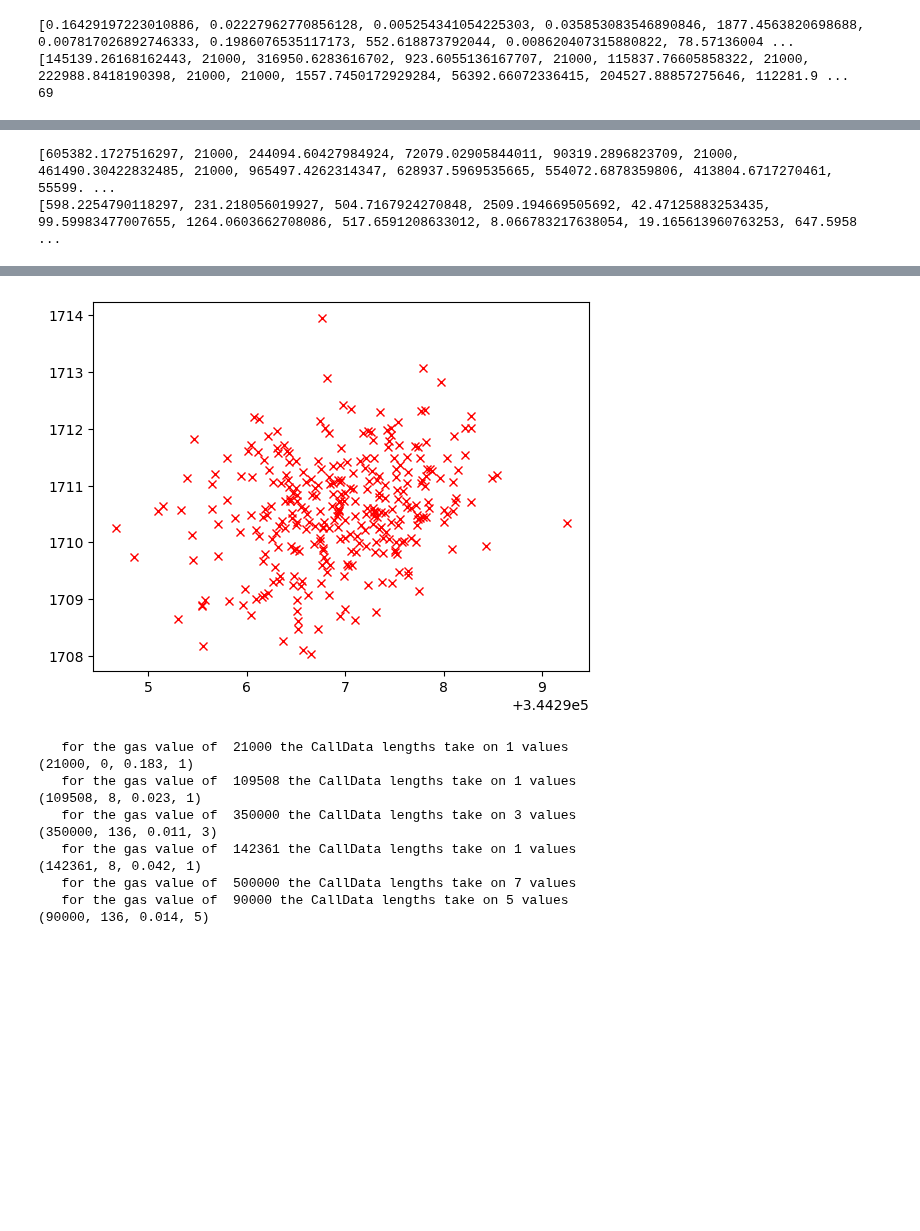
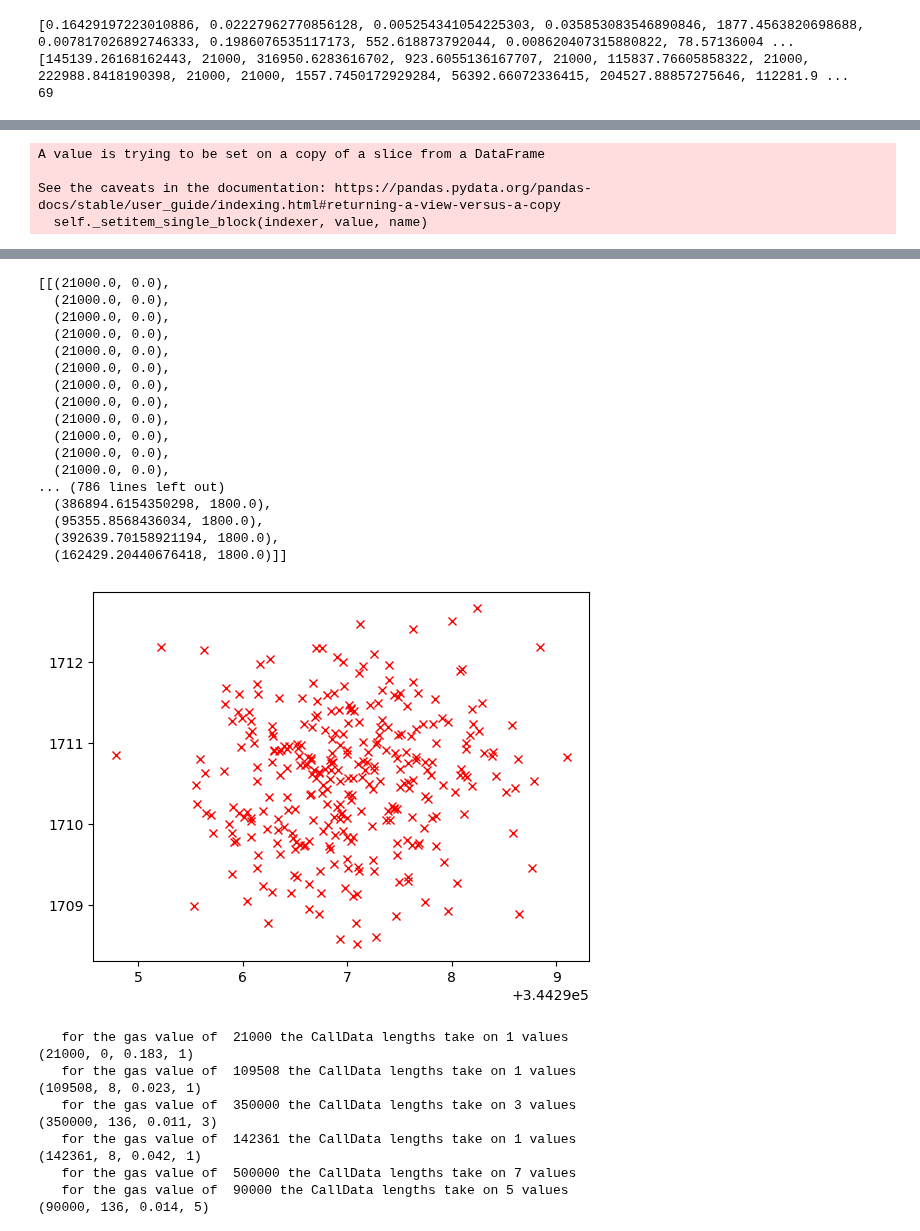
Before and after one commit to teohyikhaw/camcos, a Jupyter notebook: simulations/TxSimulations.ipynb, the cells around one changed output, grey strips where cells are left out. Cells and saved outputs as stored; diff of their text form; code cells hidden in the pictures; blank space fills up the shorter version.

Commit message:
Correctly generates but no bulk generation yet

```diff
--- a/simulations/TxSimulations.ipynb
+++ b/simulations/TxSimulations.ipynb
@@ -549,42 +547,37 @@ plt.plot(x, y, 'x',color='r')
 
 #Now generate from Tx-gamma:
 
-#bulk of data gamma:
-
-dfBulkTrain=dfBulk.sample(frac=.8, random_state=200)
-dfBulkTest=dfBulk.drop(dfBulkTrain.index)
+specialGeneration['Alpha Gamma Parameter']='NaN'
+specialGeneration['Beta Gamma Parameter']='NaN'
+display(specialGeneration)
 
 
-aCallData=(np.mean(dfBulkTrain.TxCallData))**2/np.var(dfBulkTrain.TxCallData)
-betaCallData=(np.mean(dfBulkTrain.TxCallData))/np.var(dfBulkTrain.TxCallData)
-
-aGas=(np.mean(dfBulkTrain.TxGas))**2/np.var(dfBulkTrain.TxGas)
-betaGas=(np.mean(dfBulkTrain.TxGas))/np.var(dfBulkTrain.TxGas)
+for i in range(len(specialGeneration)):
+    if specialGeneration['Type'].loc[i]=='GasDistribution':
+        specialGeneration['Alpha Gamma Parameter'].loc[i]=(np.mean(  df[df.TxGas==specialGeneration['Gas Value'][i]].TxCallData   ))**2/np.var( df[df.TxGas==specialGeneration['Gas Value'][i]].TxCallData   )
+        specialGeneration['Beta Gamma Parameter'].loc[i]= (np.mean(  df[df.TxGas==specialGeneration['Gas Value'][i]].TxCallData   ))/np.var( df[df.TxGas==specialGeneration['Gas Value'][i]].TxCallData   )
+    if specialGeneration['Type'].loc[i]=='CDDistribution':
+        specialGeneration['Alpha Gamma Parameter'].loc[i]=(np.mean(  df[df.TxCallData==specialGeneration['Call Data Length'][i]].TxGas   ))**2/np.var( df[df.TxCallData==specialGeneration['Call Data Length'][i]].TxGas   )
+        specialGeneration['Beta Gamma Parameter'].loc[i]= (np.mean(  df[df.TxCallData==specialGeneration['Call Data Length'][i]].TxGas   ))/np.var( df[df.TxCallData==specialGeneration['Call Data Length'][i]].TxGas   )
 
 
-mostCommonDf=mostCommonDf.sort_values(by=['Ratio of Dataset'],ascending=False)
-ssss=0
-ratioBreaks=[]
-for i in list(mostCommonDf['Ratio of Dataset']):
-    ratioBreaks.append(i+np.sum(list(mostCommonDf['Ratio of Dataset'])[0:ssss]))
-    ssss=ssss+1
-ratioBreaks.append(1)
-ratioBreaks.insert(0,0)
+display(specialGeneration)
 
 
-lenGenerated=100
-TxGasGenerated=[]
-TxCallDataGenerated=[]
-for i in range(lenGenerated):
-    TxCallDataGenerated.append(float(stats.gamma.rvs(aCallData, scale=1/betaCallData,size=1))) #must change to break into if statement below to generate diff calldata distr when gas=21k
-    ran=random.uniform(0, 1)
-    if ran<proportionGasLowerLimit: #CHANGE TO MAKE RANGE THAT WILL GENERATE FROM # OF COMMON
-        TxGasGenerated.append(lowerLimitGas)
-    else:
-        TxGasGenerated.append(float(stats.gamma.rvs(aGas, scale=1/betaGas,size=1)))
+#the below generates based on proportions of dataset they encompass. improve by generating ran# and seeing which ratioBreak it falls into. Same outcome below though.
+lenGenerated=1000
+TxGenerated=[] # (gas,CD)
 
-print(TxGasGenerated)
-print(TxCallDataGenerated)
+for i in range(len(specialGeneration)):
+    if specialGeneration['Type'].loc[i]=='GasDistribution':
+        TxGenerated.append(  list(zip( [specialGeneration['Gas Value'][i]]*round(lenGenerated*specialGeneration['Ratio of Dataset'].loc[i])    ,            list(stats.gamma.rvs(specialGeneration['Alpha Gamma Parameter'].loc[i], scale=1/specialGeneration['Beta Gamma Parameter'].loc[i],size=round(lenGenerated*specialGeneration['Ratio of Dataset'].loc[i]) ))))     )
+    if specialGeneration['Type'].loc[i]=='CDDistribution':
+        TxGenerated.append(  list(zip(    list(stats.gamma.rvs(specialGeneration['Alpha Gamma Parameter'].loc[i], scale=1/specialGeneration['Beta Gamma Parameter'].loc[i],size=round(lenGenerated*specialGeneration['Ratio of Dataset'].loc[i]) )), [specialGeneration['Call Data Length'][i]]*round(lenGenerated*specialGeneration['Ratio of Dataset'].loc[i]) ))     )
+    if specialGeneration['Type'].loc[i]=='Point':
+        TxGenerated.append(  list(zip(    [specialGeneration['Gas Value'][i]]*round(lenGenerated*specialGeneration['Ratio of Dataset'].loc[i])   ,                         [specialGeneration['Call Data Length'][i]]*round(lenGenerated*specialGeneration['Ratio of Dataset'].loc[i]) )))
+
+
+TxGenerated
 # %% [output]
 |  | Gas Value | Call Data Length | Ratio of Dataset | Type |
 | 0 | 21000.0 | 0.0 | 0.183000 | Point |
@@ -604,2 +610,4 @@ print(TxCallDataGenerated)
-[605382.1727516297, 21000, 244094.60427984924, 72079.02905844011, 90319.2896823709, 21000, 461490.30422832485, 21000, 965497.4262314347, 628937.5969535665, 554072.6878359806, 413804.6717270461, 55599. ...
-[598.2254790118297, 231.218056019927, 504.7167924270848, 2509.194669505692, 42.47125883253435, 99.59983477007655, 1264.0603662708086, 517.6591208633012, 8.066783217638054, 19.165613960763253, 647.5958 ...
+A value is trying to be set on a copy of a slice from a DataFrame
+
+See the caveats in the documentation: https://pandas.pydata.org/pandas-docs/stable/user_guide/indexing.html#returning-a-view-versus-a-copy
+  self._setitem_single_block(indexer, value, name)
@@ -606,4 +627,21 @@ print(TxCallDataGenerated)
+[[(21000.0, 0.0),
+  (21000.0, 0.0),
+  (21000.0, 0.0),
+  (21000.0, 0.0),
+  (21000.0, 0.0),
+  (21000.0, 0.0),
+  (21000.0, 0.0),
+  (21000.0, 0.0),
+  (21000.0, 0.0),
+  (21000.0, 0.0),
+  (21000.0, 0.0),
+  (21000.0, 0.0),
+... (786 lines left out)
+  (386894.6154350298, 1800.0),
+  (95355.8568436034, 1800.0),
+  (392639.70158921194, 1800.0),
+  (162429.20440676418, 1800.0)]]
-[figure, old version]
+[figure, new version]
 # %%
 #toy code
 for k,v in (dict(Counter(df.TxGas)).items()): #k is gas, v is count
```
Also changed, not shown: parts of 4 cells of this notebook.
